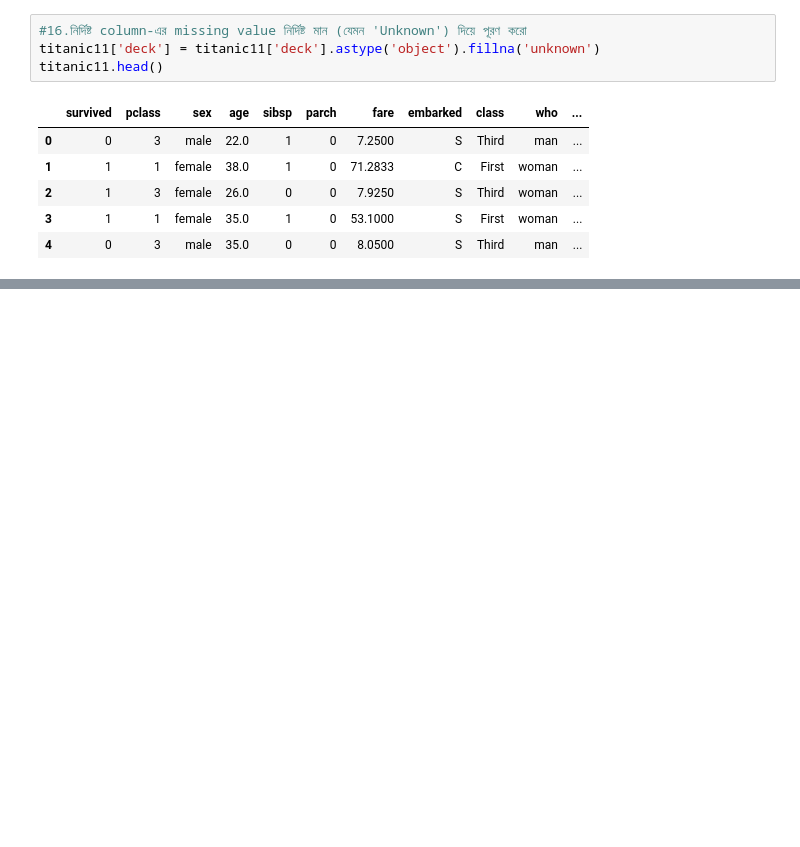
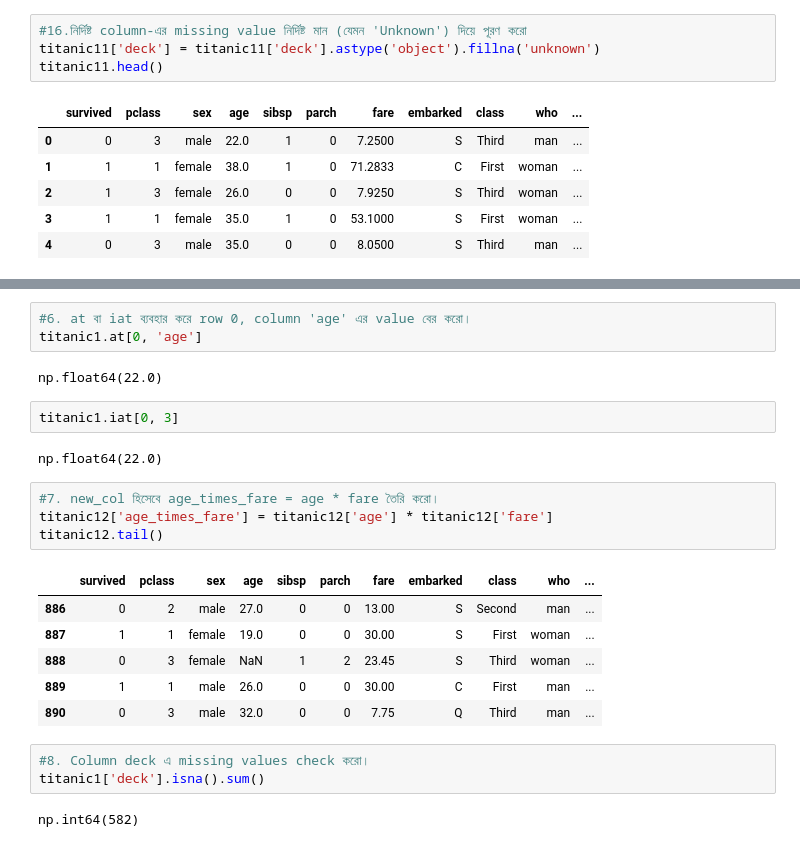
Before and after one commit to Md-Maruf-1727/LearningPractices, a Jupyter notebook: Course Assignments/homework1.ipynb, the cells around one changed output, grey strips where cells are left out. Saved outputs shown, nothing was run; the diff lists cells and outputs as text; blank space fills up the shorter version.

```diff
--- a/Course Assignments/homework1.ipynb
+++ b/Course Assignments/homework1.ipynb
@@ -397,0 +471,25 @@ titanic11.head()
+# %%
+#6.	at বা iat ব্যবহার করে row 0, column 'age' এর value বের করো।
+titanic1.at[0, 'age']
+# %% [output]
+np.float64(22.0)
+# %%
+titanic1.iat[0, 3]
+# %% [output]
+np.float64(22.0)
+# %%
+#7.	new_col হিসেবে age_times_fare = age * fare তৈরি করো।
+titanic12['age_times_fare'] = titanic12['age'] * titanic12['fare']
+titanic12.tail()
+# %% [output]
+|  | survived | pclass | sex | age | sibsp | parch | fare | embarked | class | who | ... |
+| 886 | 0 | 2 | male | 27.0 | 0 | 0 | 13.00 | S | Second | man | ... |
+| 887 | 1 | 1 | female | 19.0 | 0 | 0 | 30.00 | S | First | woman | ... |
+| 888 | 0 | 3 | female | NaN | 1 | 2 | 23.45 | S | Third | woman | ... |
+| 889 | 1 | 1 | male | 26.0 | 0 | 0 | 30.00 | C | First | man | ... |
+| 890 | 0 | 3 | male | 32.0 | 0 | 0 | 7.75 | Q | Third | man | ... |
+# %%
+#8.	Column deck এ missing values check করো।
+titanic1['deck'].isna().sum()
+# %% [output]
+np.int64(582)
```
Also changed, not shown: parts of 13 cells of this notebook.
